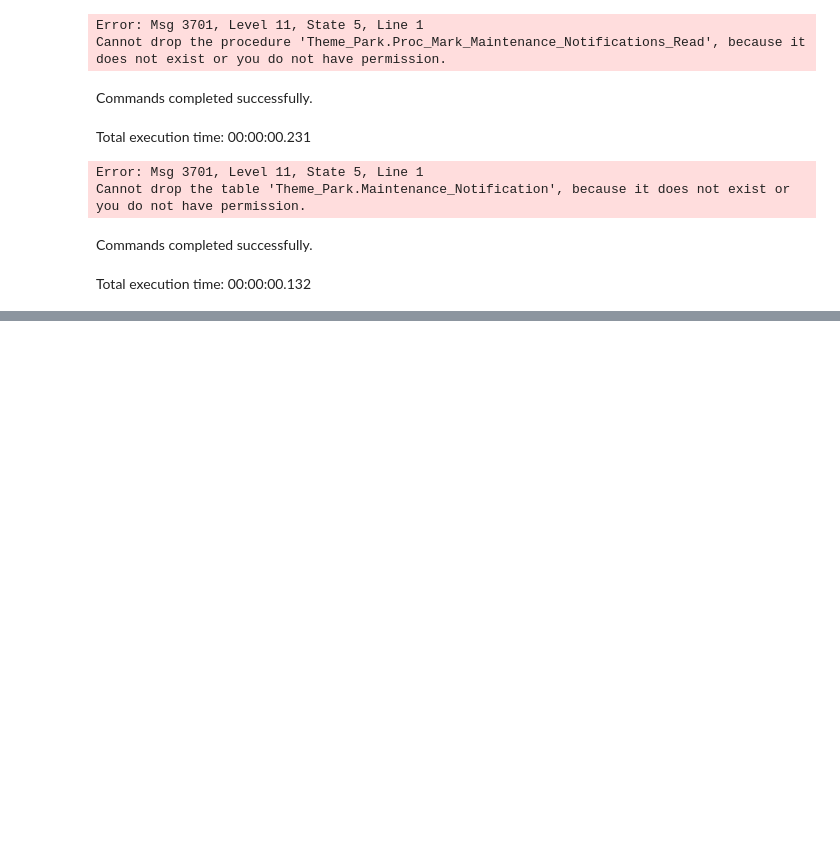
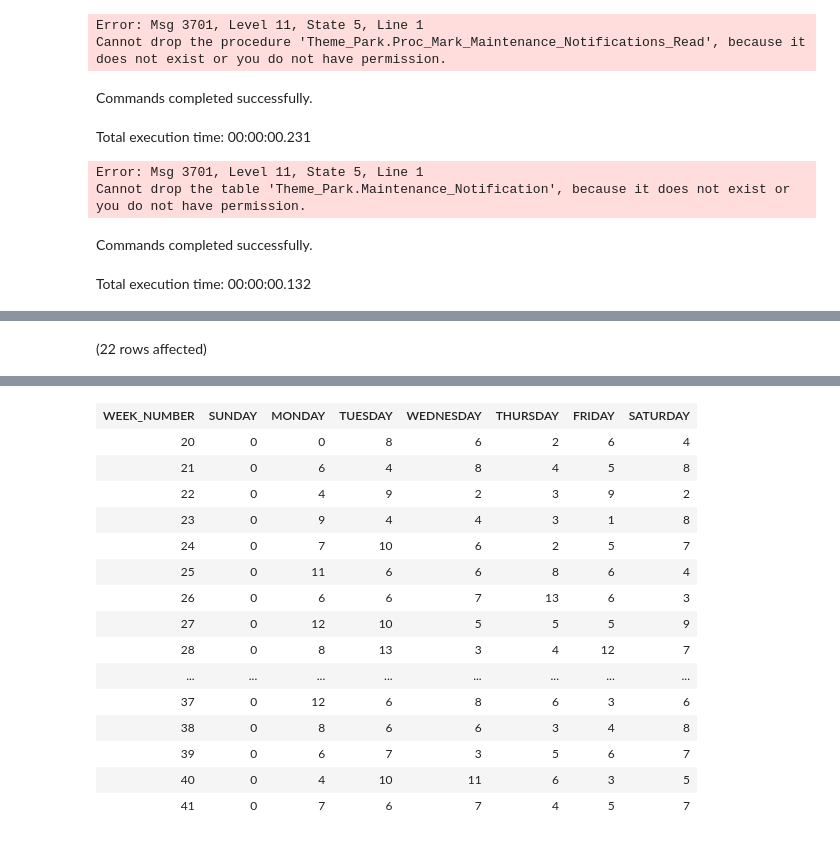
Before and after one commit to tensorpudding/cosc3380-group4-themepark, a Jupyter notebook: databases/michael_stored_procedures.ipynb, the cells around one changed output, grey strips where cells are left out. Cells and saved outputs as stored; diff of their text form; code cells hidden in the pictures; blank space fills up the shorter version.

Commit message:
Working on pie chart for ticket report, creating code for aggregating for a week

```diff
--- a/databases/michael_stored_procedures.ipynb
+++ b/databases/michael_stored_procedures.ipynb
@@ -196,0 +244,3 @@ go
+# %%
+exec [Theme_Park].[Proc_Aggregate_Ticket_Sales_By_Week_For_Given_Year] 2022
+# %% [output]
@@ -196,0 +248 @@ go
+(22 rows affected)
@@ -196,0 +250,16 @@ go
+| WEEK_NUMBER | SUNDAY | MONDAY | TUESDAY | WEDNESDAY | THURSDAY | FRIDAY | SATURDAY |
+| 20 | 0 | 0 | 8 | 6 | 2 | 6 | 4 |
+| 21 | 0 | 6 | 4 | 8 | 4 | 5 | 8 |
+| 22 | 0 | 4 | 9 | 2 | 3 | 9 | 2 |
+| 23 | 0 | 9 | 4 | 4 | 3 | 1 | 8 |
+| 24 | 0 | 7 | 10 | 6 | 2 | 5 | 7 |
+| 25 | 0 | 11 | 6 | 6 | 8 | 6 | 4 |
+| 26 | 0 | 6 | 6 | 7 | 13 | 6 | 3 |
+| 27 | 0 | 12 | 10 | 5 | 5 | 5 | 9 |
+| 28 | 0 | 8 | 13 | 3 | 4 | 12 | 7 |
+| ... | ... | ... | ... | ... | ... | ... | ... |
+| 37 | 0 | 12 | 6 | 8 | 6 | 3 | 6 |
+| 38 | 0 | 8 | 6 | 6 | 3 | 4 | 8 |
+| 39 | 0 | 6 | 7 | 3 | 5 | 6 | 7 |
+| 40 | 0 | 4 | 10 | 11 | 6 | 3 | 5 |
+| 41 | 0 | 7 | 6 | 7 | 4 | 5 | 7 |
```
Also changed, not shown: parts of 11 cells of this notebook, 3 other files.
